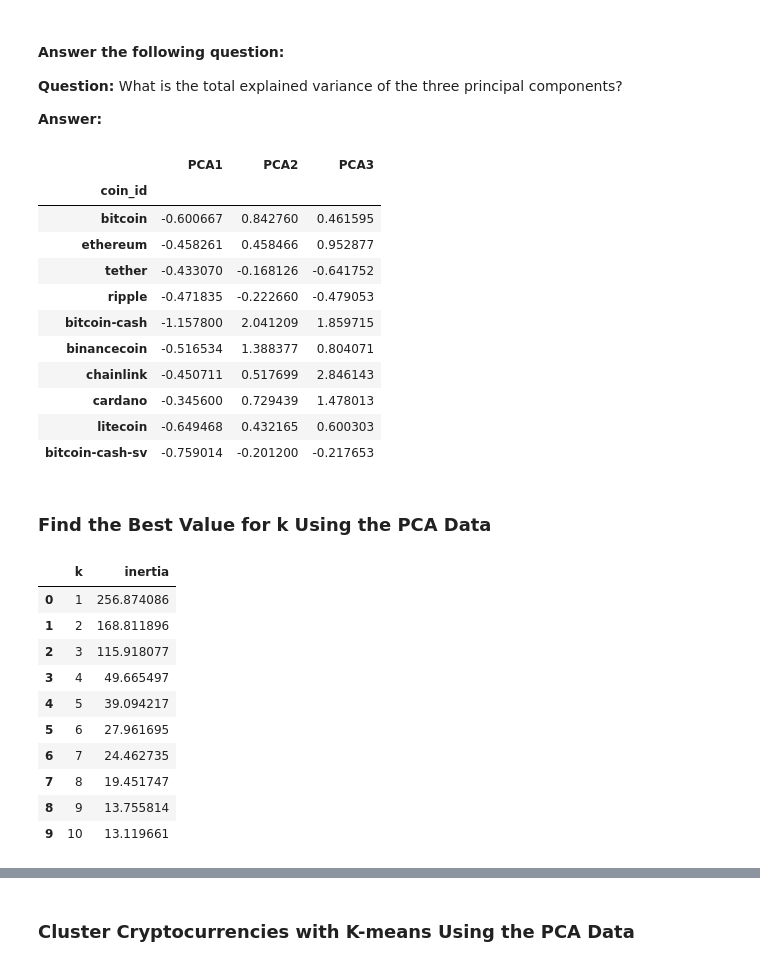
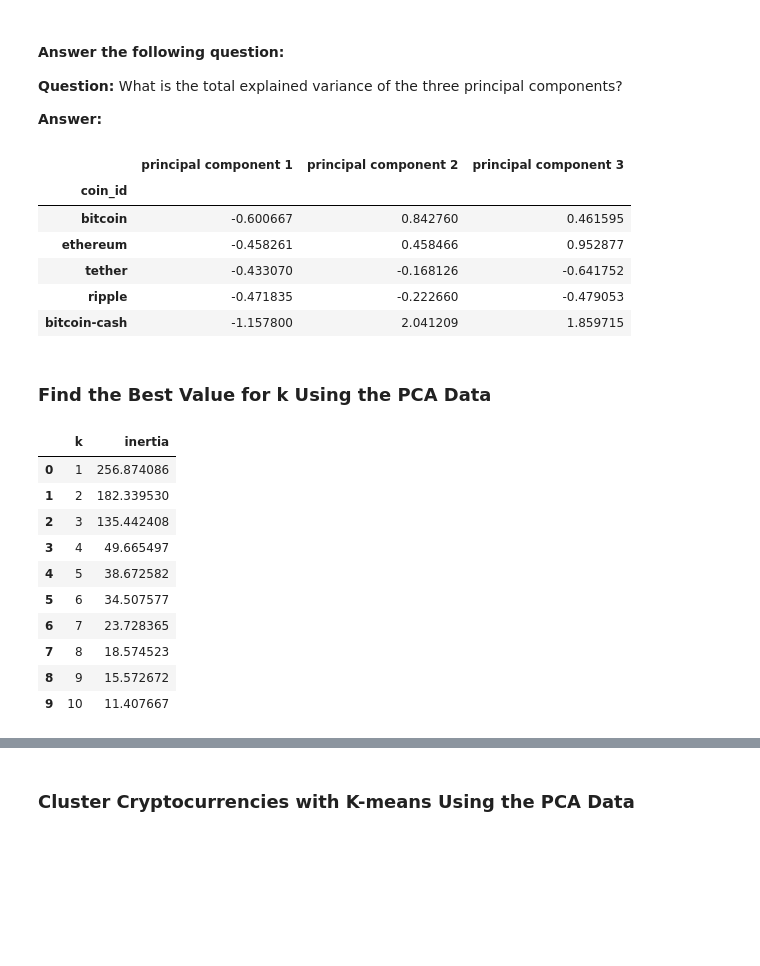
Before and after one commit to neebuntoum/CryptoClustering, a Jupyter notebook: Crypto_Clustering.ipynb, the cells around one changed output, grey strips where cells are left out. Saved outputs shown, nothing was run; the diff lists cells and outputs as text; code cells hidden in the pictures; blank space fills up the shorter version.

```diff
--- a/Crypto_Clustering.ipynb
+++ b/Crypto_Clustering.ipynb
@@ -178,11 +178,13 @@ market_data_df_predict.plot.scatter(x="price_change_percentage_24h", y="price_ch
 ### Optimize Clusters with Principal Component Analysis.
 # %%
 # Create a PCA model instance and set `n_components=3`.
+pca = PCA(n_components=3)
 # %%
 # Use the PCA model with `fit_transform` on the original scaled DataFrame to reduce to three principal components.
-
+crypt_pca = pca.fit_transform(market_data_scaled)
 
 # View the first five rows of the DataFrame.
+crypt_pca[0:5]
 # %% [output]
 array([[-0.60066733,  0.84276006,  0.46159457],
        [-0.45826071,  0.45846566,  0.95287678],
@@ -202,66 +205,68 @@ array([0.3719856 , 0.34700813, 0.17603793])
 # %%
 # Create a new DataFrame with the PCA data.
 # Note: The code for this step is provided for you
 
 # Creating a DataFrame with the PCA data
-
+pca_df = pd.DataFrame(
+  crypt_pca, columns=["principal component 1", "principal component 2", "principal component 3"], index=market_data_df.index)
 
 # Copy the crypto names from the original data
-
+pca_df['coin_id'] = market_data_df.index
 
 # Set the coinid column as index
-
+pca_df.set_index('coin_id', inplace=True)
 
 # Display sample data
+pca_df.head()
 # %% [output]
-|  | PCA1 | PCA2 | PCA3 |
+|  | principal component 1 | principal component 2 | principal component 3 |
 | coin_id |  |  |  |
 | bitcoin | -0.600667 | 0.842760 | 0.461595 |
 | ethereum | -0.458261 | 0.458466 | 0.952877 |
 | tether | -0.433070 | -0.168126 | -0.641752 |
 | ripple | -0.471835 | -0.222660 | -0.479053 |
 | bitcoin-cash | -1.157800 | 2.041209 | 1.859715 |
-| binancecoin | -0.516534 | 1.388377 | 0.804071 |
-| chainlink | -0.450711 | 0.517699 | 2.846143 |
-| cardano | -0.345600 | 0.729439 | 1.478013 |
-| litecoin | -0.649468 | 0.432165 | 0.600303 |
-| bitcoin-cash-sv | -0.759014 | -0.201200 | -0.217653 |
 # %% [markdown]
 ### Find the Best Value for k Using the PCA Data
 # %%
 # Create a list with the number of k-values to try
 # Use a range from 1 to 11
+k_values = list(range(1, 11))
 
 
 # Create an empty list to store the inertia values
-
+inertia = []
 
 # Create a for loop to compute the inertia with each possible value of k
 # Inside the loop:
 # 1. Create a KMeans model using the loop counter for the n_clusters
 # 2. Fit the model to the data using PCA DataFrame.
 # 3. Append the model.inertia_ to the inertia list
-
+for i in k_values:
+    model = KMeans(n_clusters=i, n_init="auto", random_state=1)
+    model.fit(pca_df)
+    inertia.append(model.inertia_)
 
 # Create a dictionary with the data to plot the Elbow curve
-
+elbow_data = {"k": k_values, "inertia": inertia}
 
 # Create a DataFrame with the data to plot the Elbow curve
-
+df_elbow = pd.DataFrame(elbow_data)
 
 # Display the DataFrame
+df_elbow
 # %% [output]
 |  | k | inertia |
 | 0 | 1 | 256.874086 |
-| 1 | 2 | 168.811896 |
-| 2 | 3 | 115.918077 |
+| 1 | 2 | 182.339530 |
+| 2 | 3 | 135.442408 |
 | 3 | 4 | 49.665497 |
-| 4 | 5 | 39.094217 |
-| 5 | 6 | 27.961695 |
-| 6 | 7 | 24.462735 |
-| 7 | 8 | 19.451747 |
-| 8 | 9 | 13.755814 |
-| 9 | 10 | 13.119661 |
+| 4 | 5 | 38.672582 |
+| 5 | 6 | 34.507577 |
+| 6 | 7 | 23.728365 |
+| 7 | 8 | 18.574523 |
+| 8 | 9 | 15.572672 |
+| 9 | 10 | 11.407667 |
 # %%
 # Plot a line chart with all the inertia values computed with
 # the different values of k to visually identify the optimal value for k.
```
Also changed, not shown: parts of 9 cells of this notebook.
